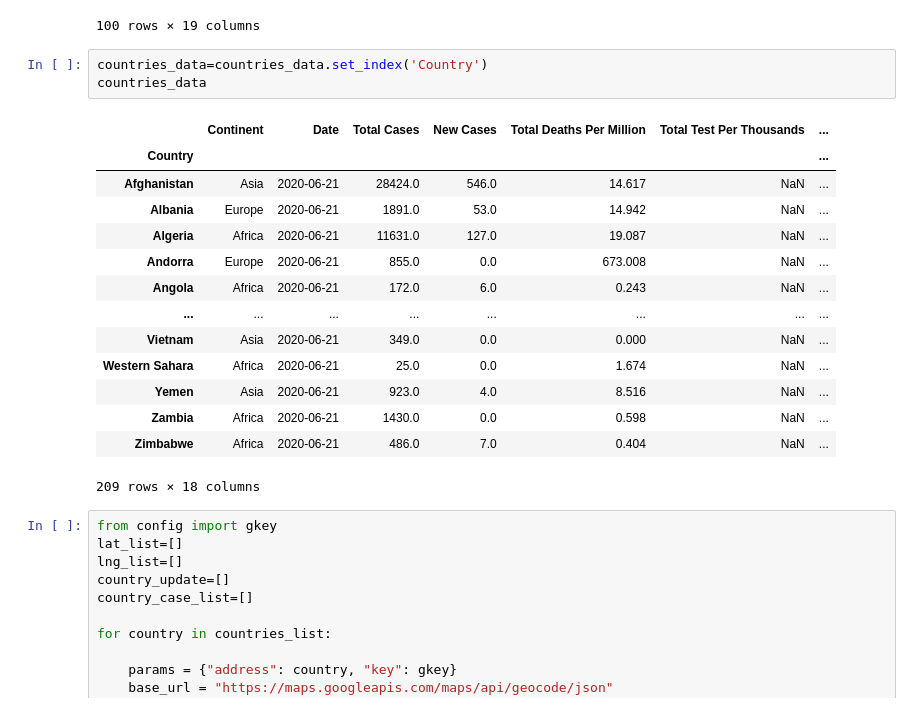
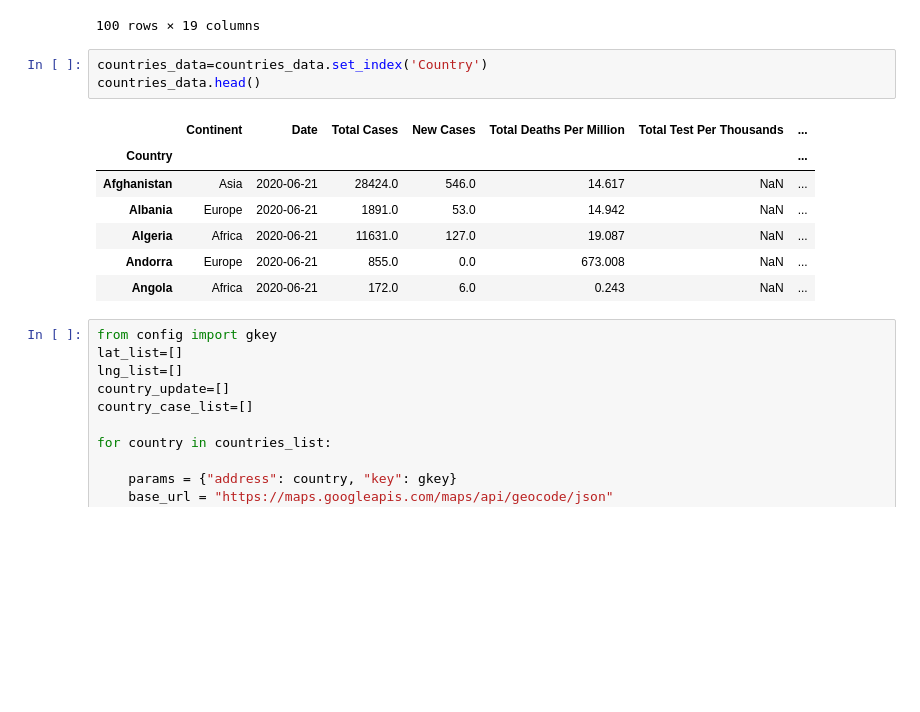
Before and after one commit to M-Agami/META-B, a Jupyter notebook: Coding/Coronavirus.ipynb, the cells around one changed output. Drawn from its saved outputs; the diff is of its cells as text; blank space fills up the shorter version.

```diff
--- a/Coding/Coronavirus.ipynb
+++ b/Coding/Coronavirus.ipynb
@@ -222,22 +215,15 @@ countries_data.head(100)
 100 rows × 19 columns
 # %%
 countries_data=countries_data.set_index('Country')
-countries_data
+countries_data.head()
 # %% [output]
 |  | Continent | Date | Total Cases | New Cases | Total Deaths Per Million | Total Test Per Thousands | ... |
 | Country |  |  |  |  |  |  | ... |
 | Afghanistan | Asia | 2020-06-21 | 28424.0 | 546.0 | 14.617 | NaN | ... |
 | Albania | Europe | 2020-06-21 | 1891.0 | 53.0 | 14.942 | NaN | ... |
 | Algeria | Africa | 2020-06-21 | 11631.0 | 127.0 | 19.087 | NaN | ... |
 | Andorra | Europe | 2020-06-21 | 855.0 | 0.0 | 673.008 | NaN | ... |
 | Angola | Africa | 2020-06-21 | 172.0 | 6.0 | 0.243 | NaN | ... |
-| ... | ... | ... | ... | ... | ... | ... | ... |
-| Vietnam | Asia | 2020-06-21 | 349.0 | 0.0 | 0.000 | NaN | ... |
-| Western Sahara | Africa | 2020-06-21 | 25.0 | 0.0 | 1.674 | NaN | ... |
-| Yemen | Asia | 2020-06-21 | 923.0 | 4.0 | 8.516 | NaN | ... |
-| Zambia | Africa | 2020-06-21 | 1430.0 | 0.0 | 0.598 | NaN | ... |
-| Zimbabwe | Africa | 2020-06-21 | 486.0 | 7.0 | 0.404 | NaN | ... |
-209 rows × 18 columns
 # %%
 from config import gkey
 lat_list=[]
```
Also changed, not shown: parts of 10 cells of this notebook.
